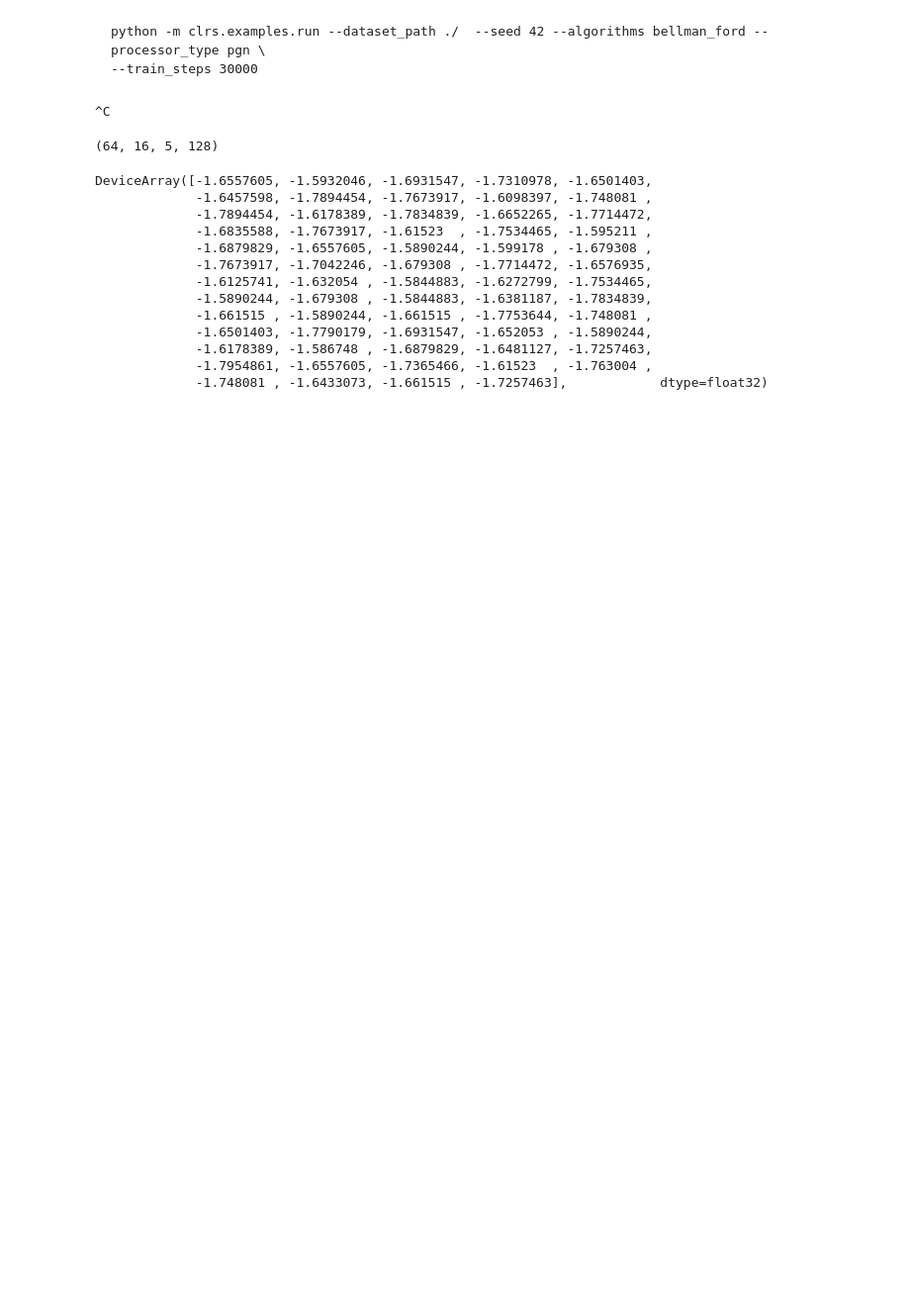
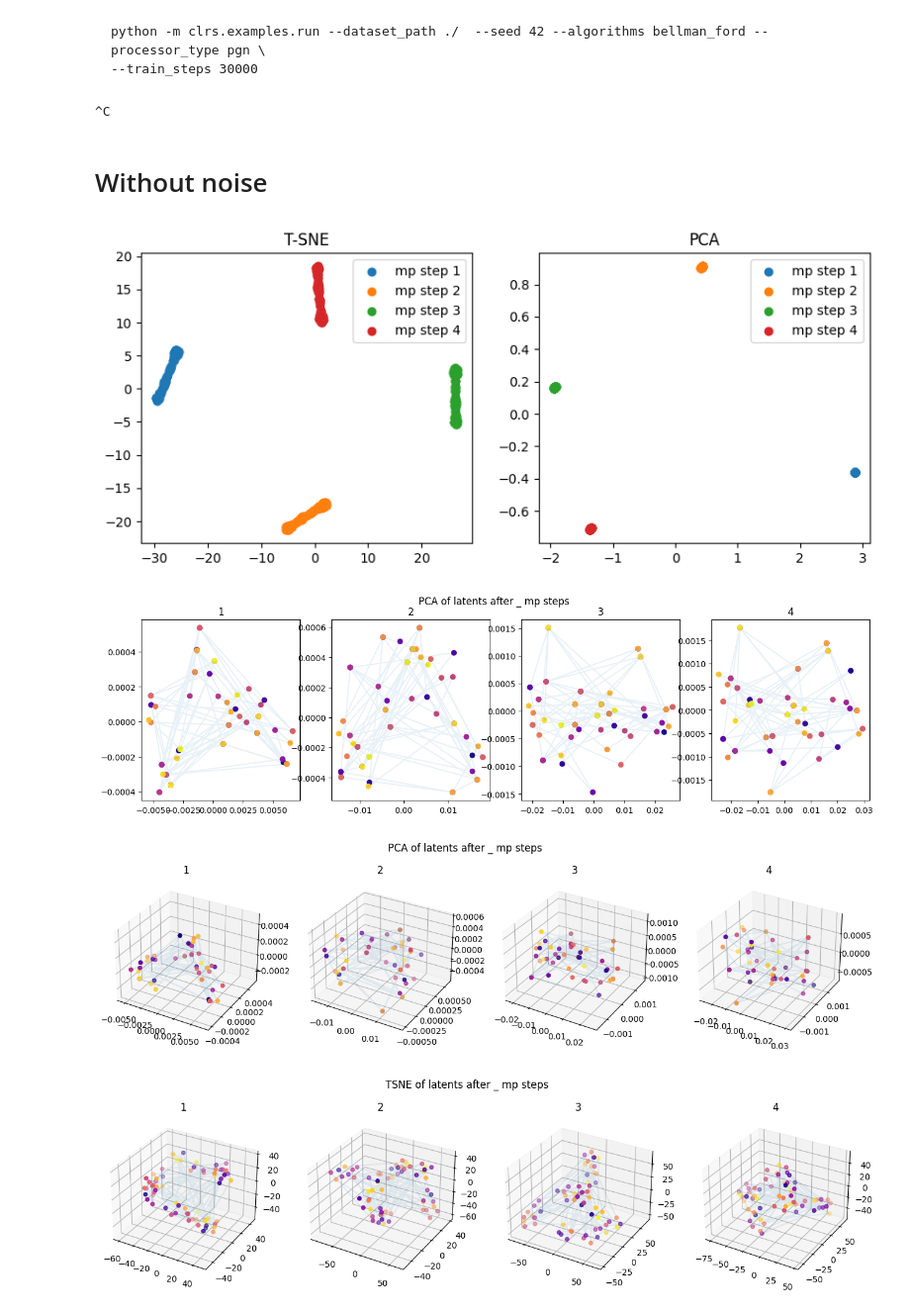
Before and after one commit to Vlam1r/clrs, a Jupyter notebook: Workspace/test.ipynb, the cells around one changed output. Shown at 99% size. Saved outputs shown, nothing was run; the diff lists cells and outputs as text; code cells hidden in the pictures; blank space fills up the shorter version.

Commit message:
Added code for noise and extracting max node fts

```diff
--- a/Workspace/test.ipynb
+++ b/Workspace/test.ipynb
@@ -7,33 +8,3 @@ python -m clrs.examples.run --dataset_path ./  --seed 42 --algorithms bellman_fo
 !python ../clrs/examples/run.py --dataset_path ./  --seed 42 --algorithms bellman_ford --processor_type pgn
 # %% [output]
 ^C
-# %%
-import pickle
-
-
-def load(x):
-    with open(x, 'rb') as file:
-        return pickle.load(file)
-
-inputs = load('../inputs.pkl')
-trajs = load('../trajs.pkl')
-# %%
-trajs.shape
-# %% [output]
-(64, 16, 5, 128)
-# %%
-trajs[:,0,4,3]
-# %% [output]
-DeviceArray([-1.6557605, -1.5932046, -1.6931547, -1.7310978, -1.6501403,
-             -1.6457598, -1.7894454, -1.7673917, -1.6098397, -1.748081 ,
-             -1.7894454, -1.6178389, -1.7834839, -1.6652265, -1.7714472,
-             -1.6835588, -1.7673917, -1.61523  , -1.7534465, -1.595211 ,
-             -1.6879829, -1.6557605, -1.5890244, -1.599178 , -1.679308 ,
-             -1.7673917, -1.7042246, -1.679308 , -1.7714472, -1.6576935,
-             -1.6125741, -1.632054 , -1.5844883, -1.6272799, -1.7534465,
-             -1.5890244, -1.679308 , -1.5844883, -1.6381187, -1.7834839,
-             -1.661515 , -1.5890244, -1.661515 , -1.7753644, -1.748081 ,
-             -1.6501403, -1.7790179, -1.6931547, -1.652053 , -1.5890244,
-             -1.6178389, -1.586748 , -1.6879829, -1.6481127, -1.7257463,
-             -1.7954861, -1.6557605, -1.7365466, -1.61523  , -1.763004 ,
-             -1.748081 , -1.6433073, -1.661515 , -1.7257463],            dtype=float32)
@@ -39,0 +74,9 @@ DeviceArray([-1.6557605, -1.5932046, -1.6931547, -1.7310978, -1.6501403,
+# %% [markdown]
+# Without noise
+# %%
+run_experiment('trajs_no_noise_inc_per10000.pkl')
+# %% [output]
+[figure, added]
+[figure, added]
+[figure, added]
+[figure, added]
```
Also changed, not shown: parts of 8 cells of this notebook, 4 other files.
